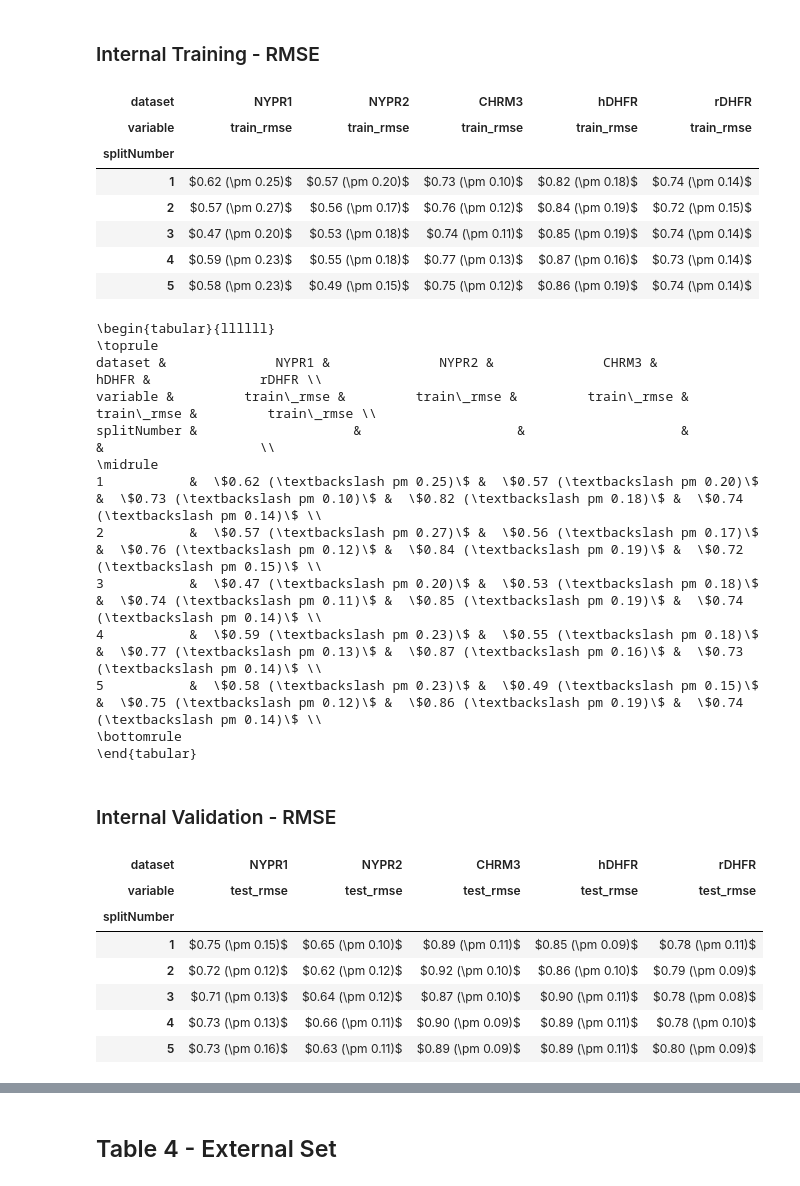
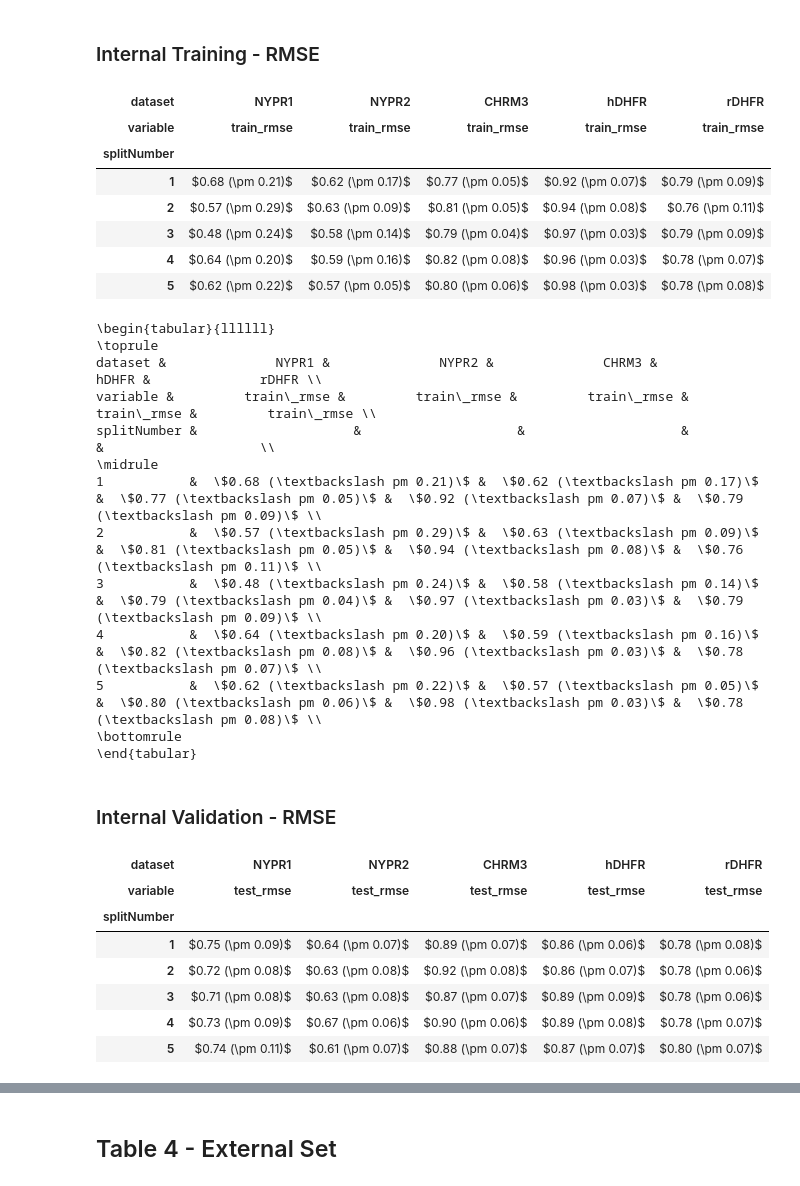
Before and after one commit to KISysBio/modSAR, a Jupyter notebook: processing/notebooks/Manuscript Figures and Tables.ipynb, the cells around one changed output, grey strips where cells are left out. Cells and saved outputs as stored; diff of their text form; code cells hidden in the pictures.

```diff
--- a/processing/notebooks/Manuscript Figures and Tables.ipynb
+++ b/processing/notebooks/Manuscript Figures and Tables.ipynb
@@ -149,6 +149,12 @@ def internal_training_results(data, cols=['train_mae']):
         {feat: '$%.2f (\pm %.2f)$' % (np.mean(data[feat]), np.std(data[feat]))
                       for feat in cols}
     )
+
+def median_MAE_results(data, cols=['train_mae']):
+    return pd.Series(
+        {feat: '$%.2f (\pm %.2f)$' % (np.median(data[feat]), np.median(abs(data[feat] - np.median(data[feat]))))
+                      for feat in cols}
+    )
 # %% [markdown]
 ### Internal Training - MAE
 # %%
@@ -197,22 +233,22 @@ training_df
 # %%
 training_df = \
     dataset_results.query('internal == True & algorithm == "modSAR"')\
     .groupby(['dataset', 'splitNumber'])\
-    .apply(lambda x: internal_training_results(x, cols=['train_rmse']))
+    .apply(lambda x: median_MAE_results(x, cols=['train_rmse']))
 
 training_df = \
     training_df.reset_index().melt(id_vars=['dataset', 'splitNumber'])\
     .pivot_table(values='value', index='splitNumber', columns=['dataset', 'variable'], aggfunc='first')
 training_df
 # %% [output]
 | dataset | NYPR1 | NYPR2 | CHRM3 | hDHFR | rDHFR |
 | variable | train_rmse | train_rmse | train_rmse | train_rmse | train_rmse |
 | splitNumber |  |  |  |  |  |
-| 1 | $0.62 (\pm 0.25)$ | $0.57 (\pm 0.20)$ | $0.73 (\pm 0.10)$ | $0.82 (\pm 0.18)$ | $0.74 (\pm 0.14)$ |
-| 2 | $0.57 (\pm 0.27)$ | $0.56 (\pm 0.17)$ | $0.76 (\pm 0.12)$ | $0.84 (\pm 0.19)$ | $0.72 (\pm 0.15)$ |
-| 3 | $0.47 (\pm 0.20)$ | $0.53 (\pm 0.18)$ | $0.74 (\pm 0.11)$ | $0.85 (\pm 0.19)$ | $0.74 (\pm 0.14)$ |
-| 4 | $0.59 (\pm 0.23)$ | $0.55 (\pm 0.18)$ | $0.77 (\pm 0.13)$ | $0.87 (\pm 0.16)$ | $0.73 (\pm 0.14)$ |
-| 5 | $0.58 (\pm 0.23)$ | $0.49 (\pm 0.15)$ | $0.75 (\pm 0.12)$ | $0.86 (\pm 0.19)$ | $0.74 (\pm 0.14)$ |
+| 1 | $0.68 (\pm 0.21)$ | $0.62 (\pm 0.17)$ | $0.77 (\pm 0.05)$ | $0.92 (\pm 0.07)$ | $0.79 (\pm 0.09)$ |
+| 2 | $0.57 (\pm 0.29)$ | $0.63 (\pm 0.09)$ | $0.81 (\pm 0.05)$ | $0.94 (\pm 0.08)$ | $0.76 (\pm 0.11)$ |
+| 3 | $0.48 (\pm 0.24)$ | $0.58 (\pm 0.14)$ | $0.79 (\pm 0.04)$ | $0.97 (\pm 0.03)$ | $0.79 (\pm 0.09)$ |
+| 4 | $0.64 (\pm 0.20)$ | $0.59 (\pm 0.16)$ | $0.82 (\pm 0.08)$ | $0.96 (\pm 0.03)$ | $0.78 (\pm 0.07)$ |
+| 5 | $0.62 (\pm 0.22)$ | $0.57 (\pm 0.05)$ | $0.80 (\pm 0.06)$ | $0.98 (\pm 0.03)$ | $0.78 (\pm 0.08)$ |
 # %%
 print(training_df.to_latex())
 # %% [output]
@@ -222,11 +258,11 @@ dataset &              NYPR1 &              NYPR2 &              CHRM3 &
 variable &         train\_rmse &         train\_rmse &         train\_rmse &         train\_rmse &         train\_rmse \\
 splitNumber &                    &                    &                    &                    &                    \\
 \midrule
-1           &  \$0.62 (\textbackslash pm 0.25)\$ &  \$0.57 (\textbackslash pm 0.20)\$ &  \$0.73 (\textbackslash pm 0.10)\$ &  \$0.82 (\textbackslash pm 0.18)\$ &  \$0.74 (\textbackslash pm 0.14)\$ \\
-2           &  \$0.57 (\textbackslash pm 0.27)\$ &  \$0.56 (\textbackslash pm 0.17)\$ &  \$0.76 (\textbackslash pm 0.12)\$ &  \$0.84 (\textbackslash pm 0.19)\$ &  \$0.72 (\textbackslash pm 0.15)\$ \\
-3           &  \$0.47 (\textbackslash pm 0.20)\$ &  \$0.53 (\textbackslash pm 0.18)\$ &  \$0.74 (\textbackslash pm 0.11)\$ &  \$0.85 (\textbackslash pm 0.19)\$ &  \$0.74 (\textbackslash pm 0.14)\$ \\
-4           &  \$0.59 (\textbackslash pm 0.23)\$ &  \$0.55 (\textbackslash pm 0.18)\$ &  \$0.77 (\textbackslash pm 0.13)\$ &  \$0.87 (\textbackslash pm 0.16)\$ &  \$0.73 (\textbackslash pm 0.14)\$ \\
-5           &  \$0.58 (\textbackslash pm 0.23)\$ &  \$0.49 (\textbackslash pm 0.15)\$ &  \$0.75 (\textbackslash pm 0.12)\$ &  \$0.86 (\textbackslash pm 0.19)\$ &  \$0.74 (\textbackslash pm 0.14)\$ \\
+1           &  \$0.68 (\textbackslash pm 0.21)\$ &  \$0.62 (\textbackslash pm 0.17)\$ &  \$0.77 (\textbackslash pm 0.05)\$ &  \$0.92 (\textbackslash pm 0.07)\$ &  \$0.79 (\textbackslash pm 0.09)\$ \\
+2           &  \$0.57 (\textbackslash pm 0.29)\$ &  \$0.63 (\textbackslash pm 0.09)\$ &  \$0.81 (\textbackslash pm 0.05)\$ &  \$0.94 (\textbackslash pm 0.08)\$ &  \$0.76 (\textbackslash pm 0.11)\$ \\
+3           &  \$0.48 (\textbackslash pm 0.24)\$ &  \$0.58 (\textbackslash pm 0.14)\$ &  \$0.79 (\textbackslash pm 0.04)\$ &  \$0.97 (\textbackslash pm 0.03)\$ &  \$0.79 (\textbackslash pm 0.09)\$ \\
+4           &  \$0.64 (\textbackslash pm 0.20)\$ &  \$0.59 (\textbackslash pm 0.16)\$ &  \$0.82 (\textbackslash pm 0.08)\$ &  \$0.96 (\textbackslash pm 0.03)\$ &  \$0.78 (\textbackslash pm 0.07)\$ \\
+5           &  \$0.62 (\textbackslash pm 0.22)\$ &  \$0.57 (\textbackslash pm 0.05)\$ &  \$0.80 (\textbackslash pm 0.06)\$ &  \$0.98 (\textbackslash pm 0.03)\$ &  \$0.78 (\textbackslash pm 0.08)\$ \\
 \bottomrule
 \end{tabular}
 # %% [markdown]
@@ -235,7 +271,7 @@ splitNumber &                    &                    &                    &
 training_df = \
     dataset_results.query('internal == True & algorithm == "RandomForest"')\
     .groupby(['dataset', 'splitNumber'])\
-    .apply(lambda x: internal_training_results(x, cols=['test_rmse']))
+    .apply(lambda x: median_MAE_results(x, cols=['test_rmse']))
 
 training_df = \
     training_df.reset_index().melt(id_vars=['dataset', 'splitNumber'])\
@@ -245,11 +281,11 @@ training_df
 | dataset | NYPR1 | NYPR2 | CHRM3 | hDHFR | rDHFR |
 | variable | test_rmse | test_rmse | test_rmse | test_rmse | test_rmse |
 | splitNumber |  |  |  |  |  |
-| 1 | $0.75 (\pm 0.15)$ | $0.65 (\pm 0.10)$ | $0.89 (\pm 0.11)$ | $0.85 (\pm 0.09)$ | $0.78 (\pm 0.11)$ |
-| 2 | $0.72 (\pm 0.12)$ | $0.62 (\pm 0.12)$ | $0.92 (\pm 0.10)$ | $0.86 (\pm 0.10)$ | $0.79 (\pm 0.09)$ |
-| 3 | $0.71 (\pm 0.13)$ | $0.64 (\pm 0.12)$ | $0.87 (\pm 0.10)$ | $0.90 (\pm 0.11)$ | $0.78 (\pm 0.08)$ |
-| 4 | $0.73 (\pm 0.13)$ | $0.66 (\pm 0.11)$ | $0.90 (\pm 0.09)$ | $0.89 (\pm 0.11)$ | $0.78 (\pm 0.10)$ |
-| 5 | $0.73 (\pm 0.16)$ | $0.63 (\pm 0.11)$ | $0.89 (\pm 0.09)$ | $0.89 (\pm 0.11)$ | $0.80 (\pm 0.09)$ |
+| 1 | $0.75 (\pm 0.09)$ | $0.64 (\pm 0.07)$ | $0.89 (\pm 0.07)$ | $0.86 (\pm 0.06)$ | $0.78 (\pm 0.08)$ |
+| 2 | $0.72 (\pm 0.08)$ | $0.63 (\pm 0.08)$ | $0.92 (\pm 0.08)$ | $0.86 (\pm 0.07)$ | $0.78 (\pm 0.06)$ |
+| 3 | $0.71 (\pm 0.08)$ | $0.63 (\pm 0.08)$ | $0.87 (\pm 0.07)$ | $0.89 (\pm 0.09)$ | $0.78 (\pm 0.06)$ |
+| 4 | $0.73 (\pm 0.09)$ | $0.67 (\pm 0.06)$ | $0.90 (\pm 0.06)$ | $0.89 (\pm 0.08)$ | $0.78 (\pm 0.07)$ |
+| 5 | $0.74 (\pm 0.11)$ | $0.61 (\pm 0.07)$ | $0.88 (\pm 0.07)$ | $0.87 (\pm 0.07)$ | $0.80 (\pm 0.07)$ |
 # %%
 print(training_df.to_latex())
 # %% [output]
```
Also changed, not shown: parts of 5 cells of this notebook.
